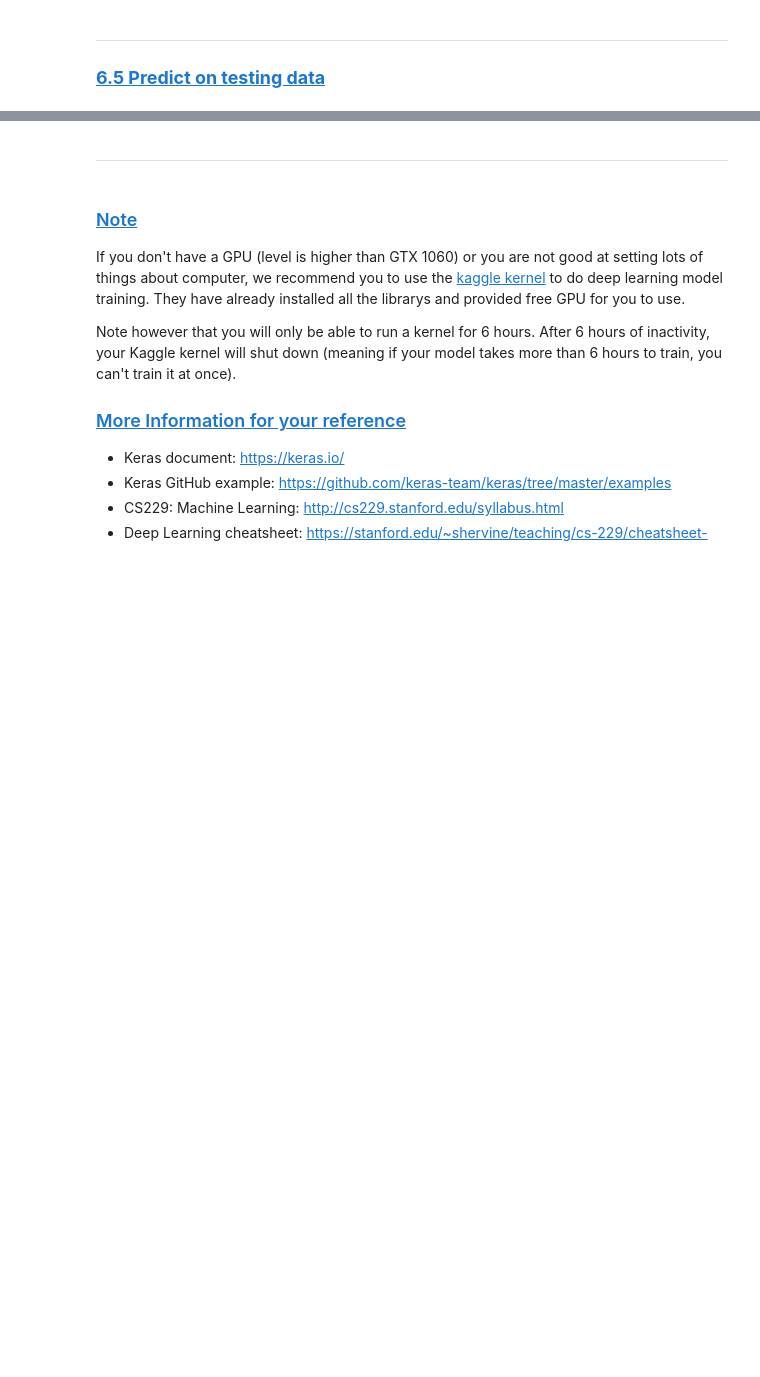
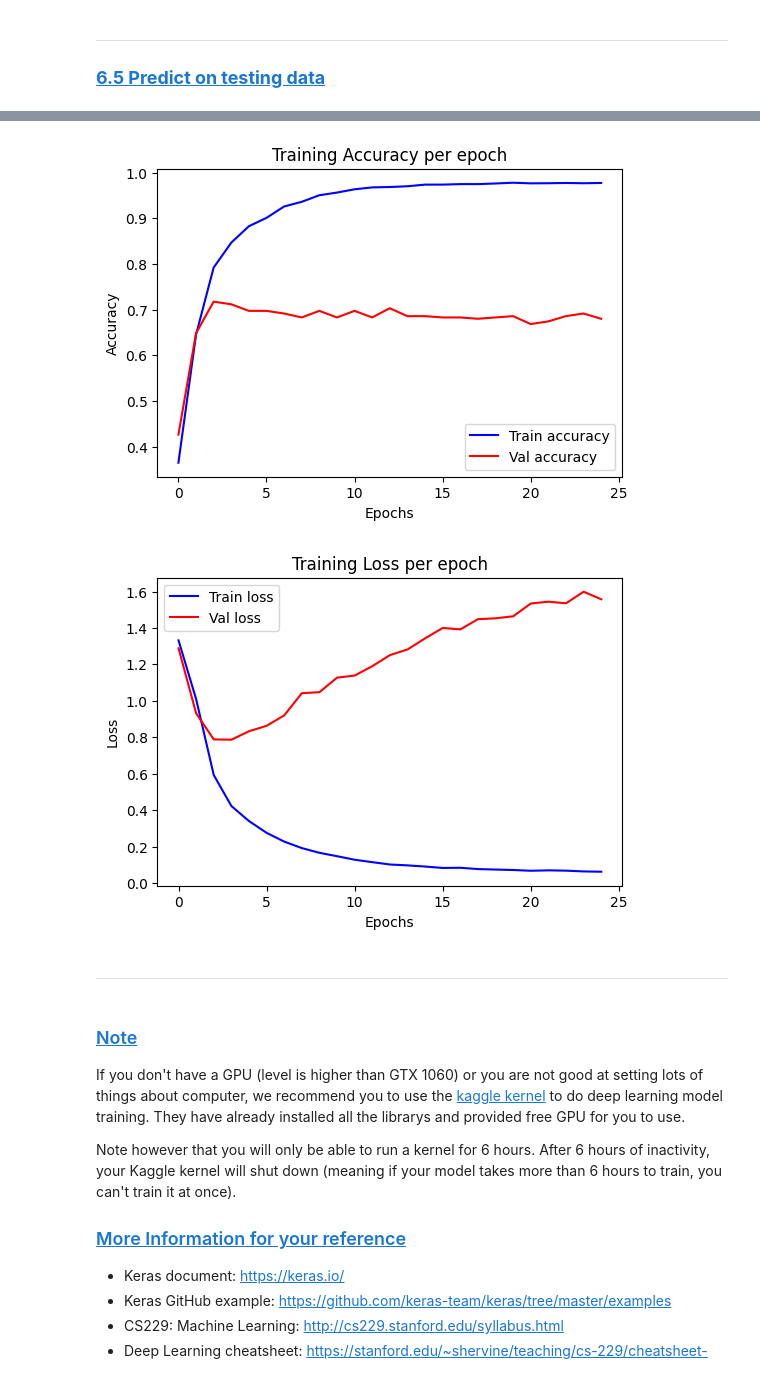
Before and after one commit to hibernater030/DM2025-Lab2-Exercise, a Jupyter notebook: DM2025-Lab2-Master-Phase_1.ipynb, the cells around one changed output, grey strips where cells are left out. Drawn from its saved outputs; the diff is of its cells as text; code cells hidden in the pictures; blank space fills up the shorter version.

```diff
--- a/DM2025-Lab2-Master-Phase_1.ipynb
+++ b/DM2025-Lab2-Master-Phase_1.ipynb
@@ -854,3 +857,38 @@ Plot the Training and Validation Accuracy and Loss (different plots), just like
+# %%
+# Answer here
+# code
+import matplotlib.pyplot as plt
+
+# 繪製 Training vs Validation Accuracy
+plt.figure(figsize=(6,4))
+plt.plot(training_log['accuracy'], label='Train accuracy', color='blue')
+plt.plot(training_log['val_accuracy'], label='Val accuracy', color='red')
+plt.title('Training Accuracy per epoch')
+plt.xlabel('Epochs')
+plt.ylabel('Accuracy')
+plt.legend()
+plt.show()
+
+# 繪製 Training vs Validation Loss
+plt.figure(figsize=(6,4))
+plt.plot(training_log['loss'], label='Train loss', color='blue')
+plt.plot(training_log['val_loss'], label='Val loss', color='red')
+plt.title('Training Loss per epoch')
+plt.xlabel('Epochs')
+plt.ylabel('Loss')
+plt.legend()
+plt.show()
+
+# Result analysis
+"""
+從圖中可以看到Train accuracy隨著epoch的增加穩定上升，最後接近1.0，而Validation accuracy則在約第3–5個epoch後便停在0.7左右，之後幾乎沒有提升。
+在損失函數(Loss)圖中，訓練損失持續下降，但驗證損失在初期下降後反而逐漸上升。
+
+我認為這樣的現象代表模型在訓練資料上表現非常好，但在驗證資料上的表現停滯甚至有點惡化，也就是典型的overfitting，模型在學習訓練資料的細節與雜訊，導致泛化能力下降。
+"""
+# %% [output]
+[figure, added]
+[figure, added]
 # %% [markdown]
 ---
 # %% [markdown]
```
Also changed, not shown: parts of 24 cells of this notebook, 3 other files.
